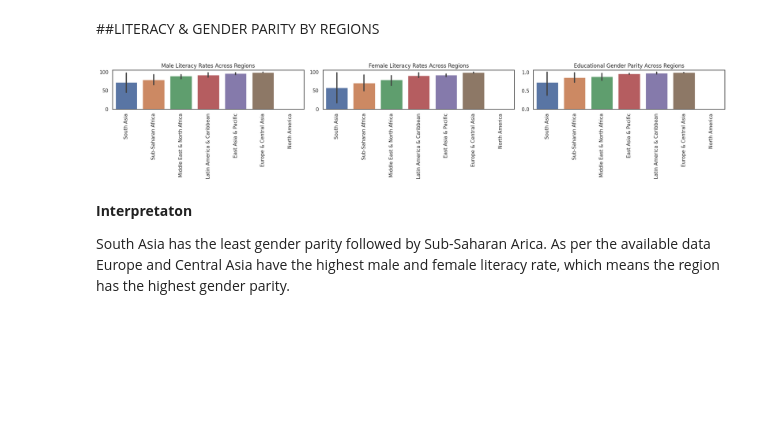
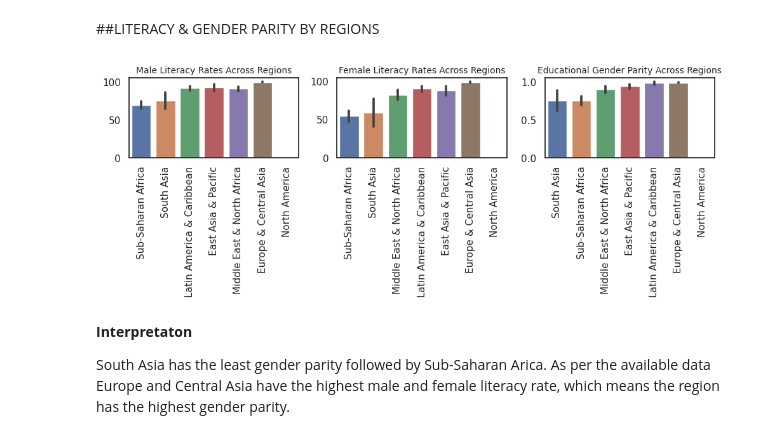
Before and after one commit to kandelprakashchandra/vis, a Jupyter notebook: PS5_Assignment.ipynb, the cells around one changed output. Saved outputs shown, nothing was run; the diff lists cells and outputs as text; code cells hidden in the pictures; blank space fills up the shorter version.

```diff
--- a/PS5_Assignment.ipynb
+++ b/PS5_Assignment.ipynb
@@ -2197,7 +2196,7 @@ The data suggest that happiness is strongly positively correlated with GDP per c
 #LITERACY & GENDER PARITY BY REGIONS AND INCOME GROUPS
 # %%
 # creating a new dataframe to study literacy rate by gender, income groups and regions
-literacy =final_merge.groupby(['Region', 'Income group']).agg({'malelit_%': 'mean', 'femlit_%':'mean' })
+literacy =final_merge.groupby(['Region', 'Income group', 'iso3code']).agg({'malelit_%': 'mean', 'femlit_%':'mean' })
 
 # Resetting the index so that the index gets lost which leads to inability to plot graphs
 literacy = literacy.reset_index()
@@ -2231,13 +2230,13 @@ titles = ['Male Literacy Rates Across Income Groups',
           'Female Literacy Rates Across Income Groups',
           'Educational Gender Parity Across Income Groups']
 
-fig, axs = plt.subplots(ncols=len(variables), figsize=(20, 4))
+fig, axs = plt.subplots(ncols=len(variables), figsize=(10, 4))
 
 # Creating a loop to plot each variable on a separate subplot
 for i, var in enumerate(variables):
     sorted_data = literacy.sort_values(by=[var]) # Sorting the data by the variable in ascending order
     sns.barplot(x='Income group', y=var, data=sorted_data, ax=axs[i])
-    axs[i].set_title(titles[i])
+    axs[i].set_title(titles[i], fontsize=8)
     axs[i].set_xlabel('')
     axs[i].set_ylabel('')
     axs[i].tick_params(axis='x', rotation=90)
@@ -2254,34 +2253,34 @@ It is plausible that higher the literacy rate, the greater is the human capital
 # %%
 # Defining the list of variables to plot
 variables = ['malelit_%',	'femlit_%',	'gender parity']
 
 # Defining the list of titles for each bar chart
 titles = ['Male Literacy Rates Across Regions',
           'Female Literacy Rates Across Regions',
-          'Educational Gender Parity Across Regions']
+          'Educational Gender Parity Across Regions',]
 
-fig, axs = plt.subplots(ncols=len(variables), figsize=(20, 4))
+fig, axs = plt.subplots(ncols=len(variables), figsize=(10, 4))
 
 # Creating a loop to plot each variable on a separate subplot
 for i, var in enumerate(variables):
     # Sorting the data by the variable in ascending order
     sorted_data = literacy.sort_values(by=[var])
 
     # Creating the bar plot with the sorted data
     sns.barplot(x='Region', y=var, data=sorted_data, ax=axs[i])
 
     # Setting the x and y axis labels
-    axs[i].set_title(titles[i])
+    axs[i].set_title(titles[i], fontsize=10)
     axs[i].set_xlabel('')
     axs[i].set_ylabel('')
 
     # Rotating the x-axis labels for better readability
     axs[i].tick_params(axis='x', rotation=90)
 
 # Adjusting the spacing between subplots
 plt.tight_layout();
 # %% [output]
-[figure, old version]
+[figure, new version]
 # %% [markdown]
 **Interpretaton**
 
```
Also changed, not shown: parts of 25 cells of this notebook.
